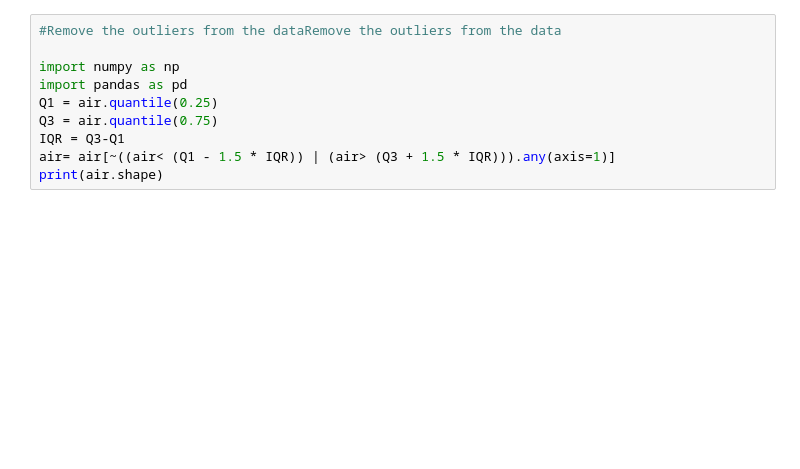
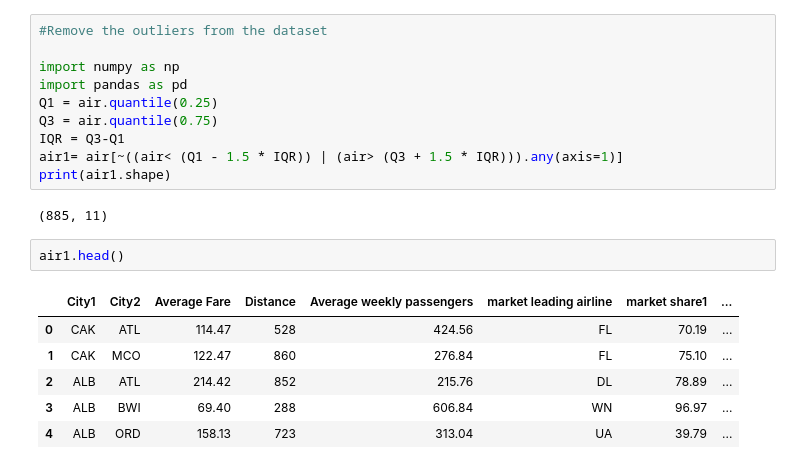
Before and after one commit to ganeshkrish85/bancstack, a Jupyter notebook: Supervised Learning Project - 1.ipynb, the cells around one changed output. Cells and saved outputs as stored; diff of their text form; blank space fills up the shorter version.

```diff
--- a/Supervised Learning Project - 1.ipynb
+++ b/Supervised Learning Project - 1.ipynb
@@ -7,13 +11,24 @@ print(air.shape)
 # %%
-#Remove the outliers from the dataRemove the outliers from the data
+#Remove the outliers from the dataset
 
 import numpy as np
 import pandas as pd
 Q1 = air.quantile(0.25)
 Q3 = air.quantile(0.75)
 IQR = Q3-Q1
-air= air[~((air< (Q1 - 1.5 * IQR)) | (air> (Q3 + 1.5 * IQR))).any(axis=1)]
-print(air.shape)
+air1= air[~((air< (Q1 - 1.5 * IQR)) | (air> (Q3 + 1.5 * IQR))).any(axis=1)]
+print(air1.shape)
+# %% [output]
+(885, 11)
+# %%
+air1.head()
+# %% [output]
+|  | City1 | City2 | Average Fare | Distance | Average weekly passengers | market leading airline | market share1 | ... |
+| 0 | CAK | ATL | 114.47 | 528 | 424.56 | FL | 70.19 | ... |
+| 1 | CAK | MCO | 122.47 | 860 | 276.84 | FL | 75.10 | ... |
+| 2 | ALB | ATL | 214.42 | 852 | 215.76 | DL | 78.89 | ... |
+| 3 | ALB | BWI | 69.40 | 288 | 606.84 | WN | 96.97 | ... |
+| 4 | ALB | ORD | 158.13 | 723 | 313.04 | UA | 39.79 | ... |
 # %%
 #Treat “Average Fare” – 3rdColumn as your Dependent Variable and Rest of the columns as Independent Variable.
 
```
Also changed, not shown: parts of 9 cells of this notebook, 1 other file.
